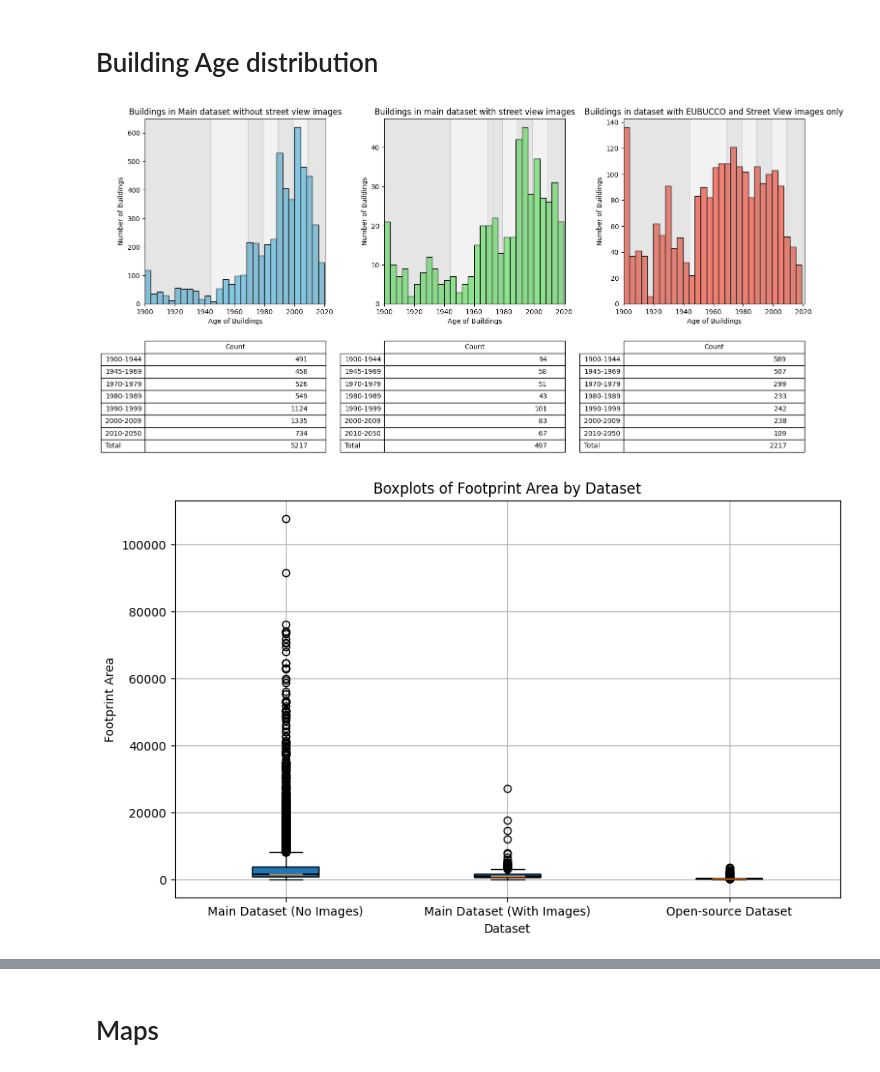
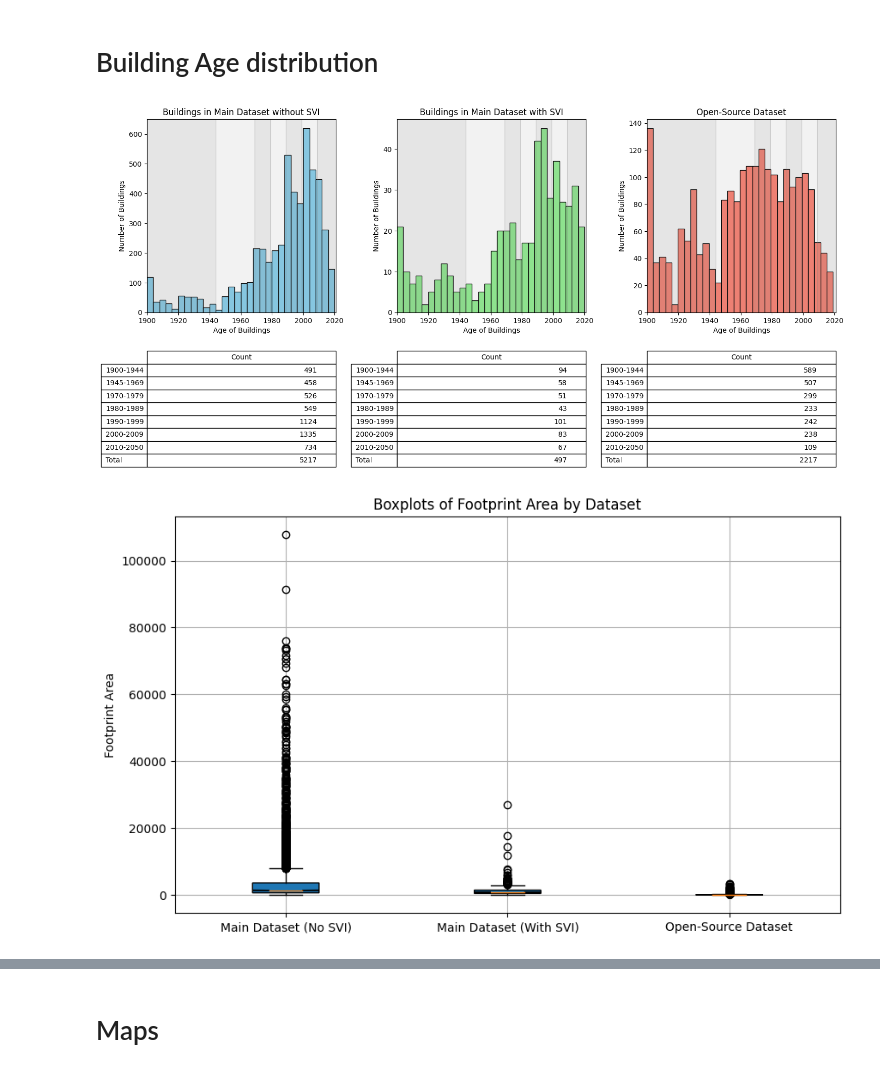
Before and after one commit to kaifoerster/BuildingAgePredictorML, a Jupyter notebook: main notebooks/descriptive statistics 2.ipynb, the cells around one changed output, grey strips where cells are left out. Cells and saved outputs as stored; diff of their text form; code cells hidden in the pictures.

```diff
--- a/main notebooks/descriptive statistics 2.ipynb
+++ b/main notebooks/descriptive statistics 2.ipynb
@@ -145,37 +143,37 @@ df_both = df[df['_merge'] == 'both']
 fig, axs = plt.subplots(1, 3, figsize=(15, 7), gridspec_kw={'width_ratios': [1, 1, 1]})
 colors = ['skyblue', 'lightgreen', 'salmon']
 data_sets = [df_only_left['age_right'], df_both['age_right'], df_scaled['age']]
 
 for ax, data, color in zip(axs, data_sets, colors):
     ax.hist(data, color=color, edgecolor='black', bins=30)  # Specifying 30 bins for better granularity
     ax.set_xlim([1900, 2021])  # Set x-axis limits
     for i in range(len(age_bins)-1):
         ax.axvspan(age_bins[i], age_bins[i+1], color='gray', alpha=0.2 if i % 2 == 0 else 0.1)
 
 # Adding titles and labels
 titles = [
-    'Buildings in Main dataset without street view images',
-    'Buildings in main dataset with street view images',
-    'Buildings in dataset with EUBUCCO and Street View images only'
+    'Buildings in Main Dataset without SVI',
+    'Buildings in Main Dataset with SVI',
+    'Open-Source Dataset'
 ]
 for ax, title in zip(axs, titles):
     ax.set_title(title)
     ax.set_xlabel('Age of Buildings')
     ax.set_ylabel('Number of Buildings')
 
 # Creating the tables below the histograms
 for ax, data, column in zip(axs, [df_only_left, df_both, df_scaled], ['age_right_bracket', 'age_right_bracket', 'age_bracket']):
     count_data = data[column].value_counts().reindex(age_labels, fill_value=0)
     total_count = np.array([count_data.sum()])  # Calculate total count
     count_data_with_total = np.concatenate((count_data.values, total_count))  # Append total count
     row_labels_with_total = np.append(age_labels, 'Total')  # Append 'Total' label
     table = ax.table(cellText=count_data_with_total[:, np.newaxis], rowLabels=row_labels_with_total, colLabels=['Count'], loc='bottom', bbox=[0, -0.8, 1, 0.6])
 
 plt.tight_layout()
 plt.subplots_adjust(bottom=0.4)  # Adjust the bottom margin to make more room for the tables
 plt.show()
 # %% [output]
-[figure, old version]
+[figure, new version]
 # %%
 
 # Creating data for plotting
@@ -186,15 +184,15 @@ fig, ax = plt.subplots(figsize=(10, 6))
 # Create boxplots
 ax.boxplot(data_to_plot, notch=True, patch_artist=True)  # notch shape boxplot with filled colors
 # Setting labels
-ax.set_xticklabels(['Main Dataset (No Images)', 'Main Dataset (With Images)', 'Open-source Dataset'])
+ax.set_xticklabels(['Main Dataset (No SVI)', 'Main Dataset (With SVI)', 'Open-Source Dataset'])
 ax.set_title('Boxplots of Footprint Area by Dataset')
 ax.set_ylabel('Footprint Area')
-ax.set_xlabel('Dataset')
+ax.set_xlabel('')
 
 plt.grid(True)  # Add grid for better readability
 plt.show()
 # %% [output]
-[figure, old version]
+[figure, new version]
 # %%
 import pandas as pd
 import matplotlib.pyplot as plt
```
Also changed, not shown: parts of 13 cells of this notebook, 9 other files.
